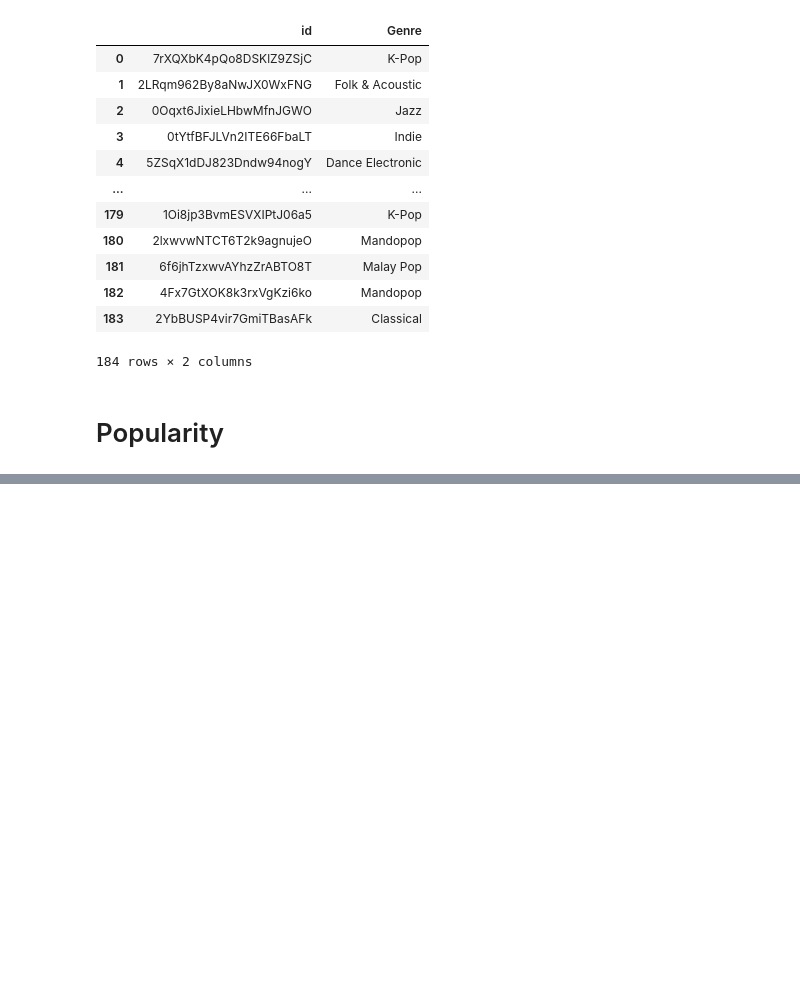
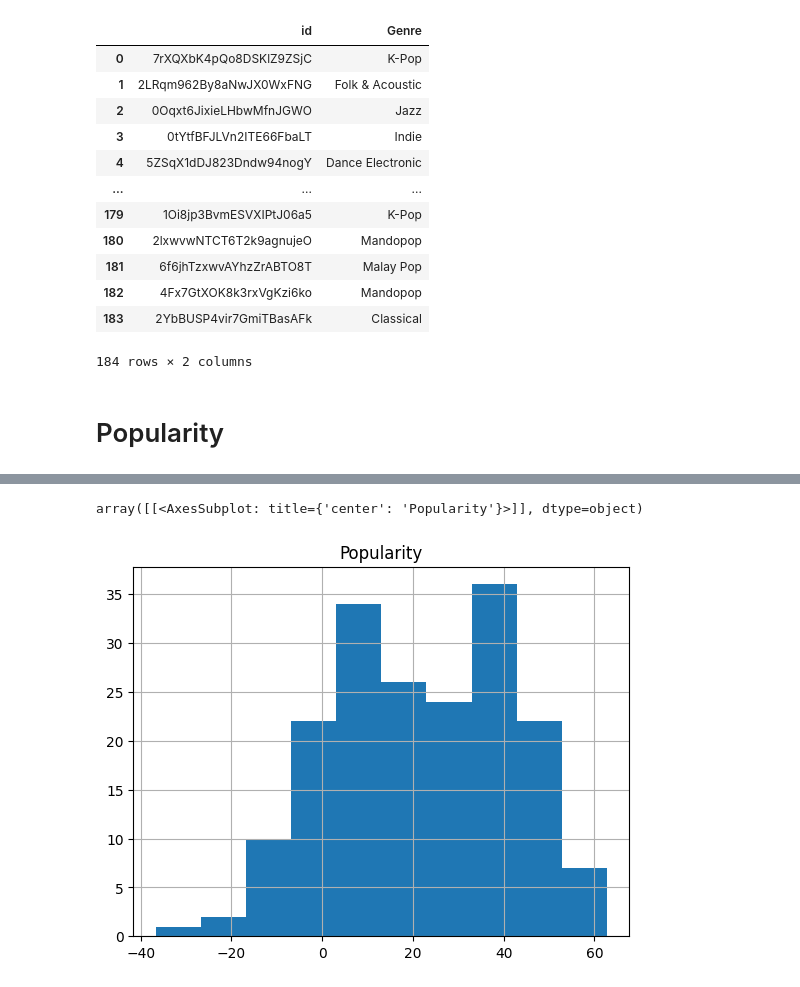
Before and after one commit to Hanyu0118/IS3107_letsgo, a Jupyter notebook: BigQuery/Prediction/prediction.ipynb, the cells around one changed output, grey strips where cells are left out. Cells and saved outputs as stored; diff of their text form; code cells hidden in the pictures; blank space fills up the shorter version.

Commit message:
update popularity

```diff
--- a/BigQuery/Prediction/prediction.ipynb
+++ b/BigQuery/Prediction/prediction.ipynb
@@ -125 +141,16 @@ popularity
+# %%
+popularity['remainder__instrumentalness'] = popularity['remainder__instrumentalness'].apply(lambda x: 1 if x < 0.1 else (3 if x > 0.4 else 2))
+popularity['remainder__speechiness'] = popularity['remainder__speechiness'].apply(lambda x: 1 if x < 0.1 else (3 if x > 0.95 else 2))
+# %%
+import joblib
+lr = joblib.load(open('../../Model/Popularity_Prediction_Model.sav','rb'))
+# %%
+pred_lr = lr.predict(popularity)
+# %%
+prediction['Popularity'] = pred_lr * 100
+# %%
+prediction.hist()
+# %% [output]
+array([[<AxesSubplot: title={'center': 'Popularity'}>]], dtype=object)
+[figure, added]
 # %%
```
Also changed, not shown: parts of 12 cells of this notebook, 2 other files.
